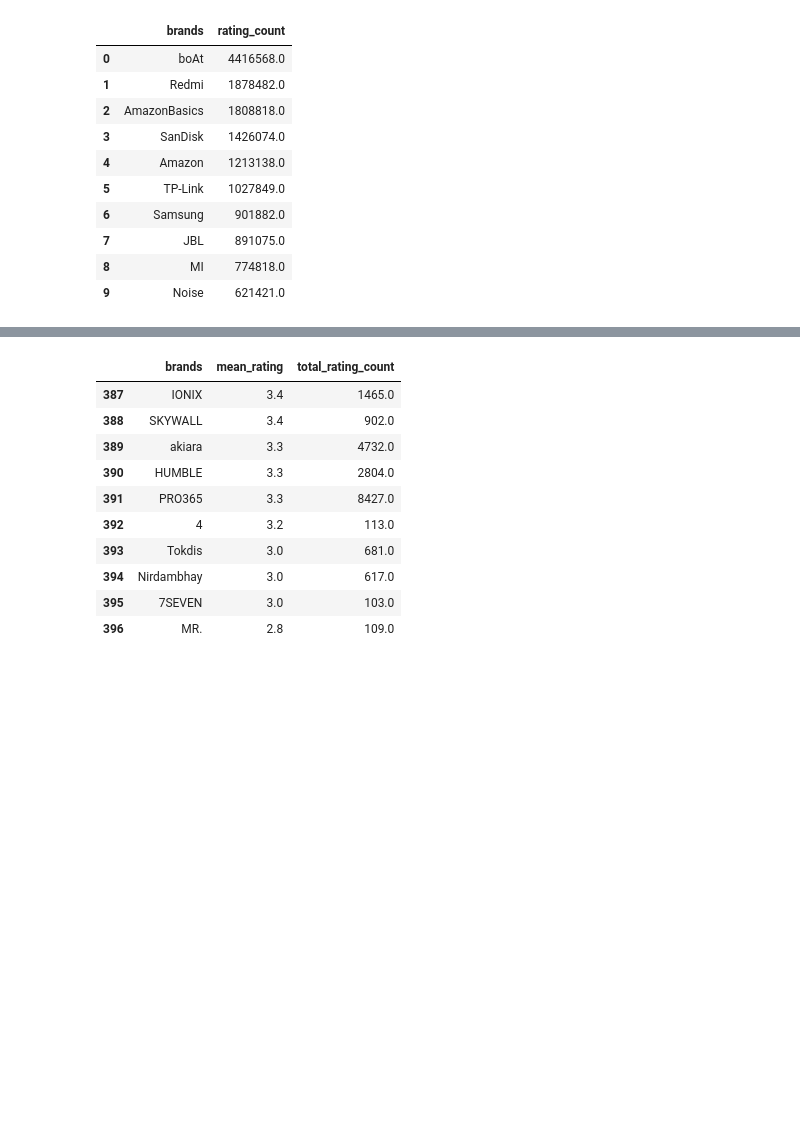
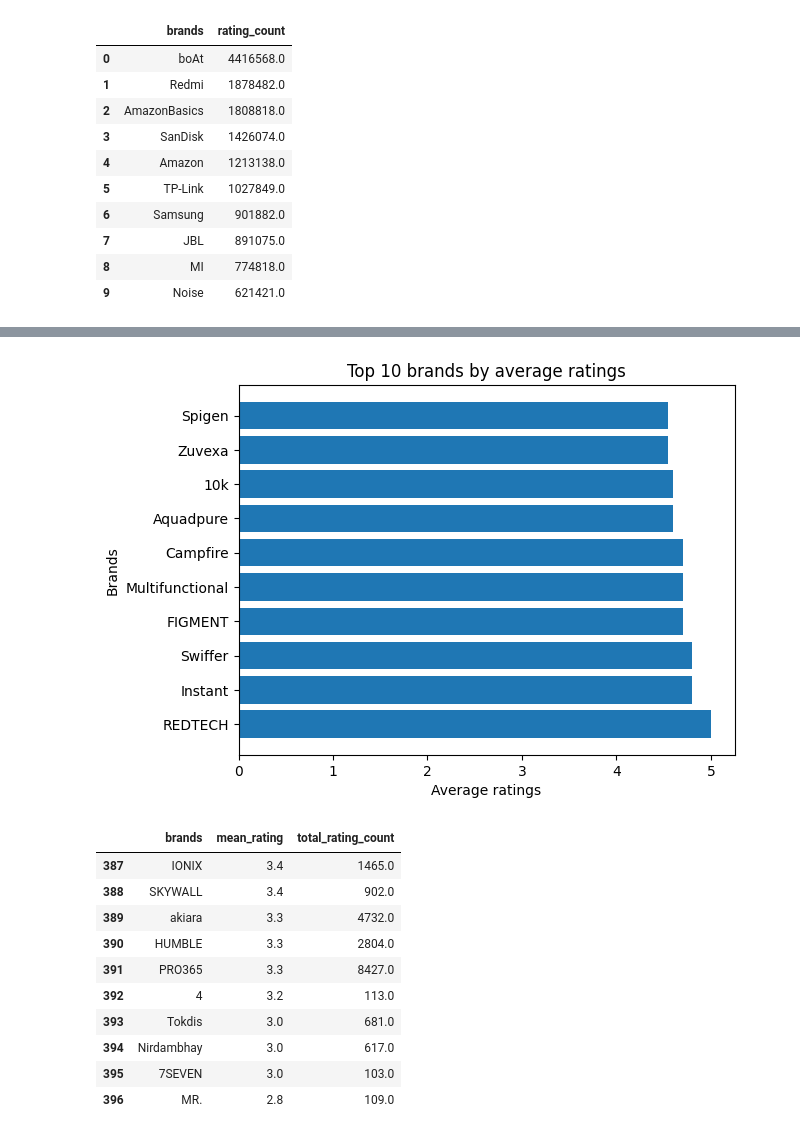
Before and after one commit to CKohwo/Ecommerce-strategy-blueprint, a Jupyter notebook: notebooks/03_exploratory_ data_analysis.ipynb, the cells around one changed output, grey strips where cells are left out. Cells and saved outputs as stored; diff of their text form; code cells hidden in the pictures; blank space fills up the shorter version.

```diff
--- a/notebooks/03_exploratory_ data_analysis.ipynb
+++ b/notebooks/03_exploratory_ data_analysis.ipynb
@@ -170,3 +156,13 @@ avg_rating_brand.head(10)
+# %%
+plt.barh(top_brands["brands"], top_brands["mean_rating"])
+plt.xlabel("Average ratings")
+plt.ylabel("Brands")
+plt.title("Top 10 brands by average ratings")
+
+
+plt.show()
+# %% [output]
+[figure, added]
 # %%
 # least mean rated brands and lowest performer
 avg_rating_brand.tail(10)
```
Also changed, not shown: parts of 6 cells of this notebook.
